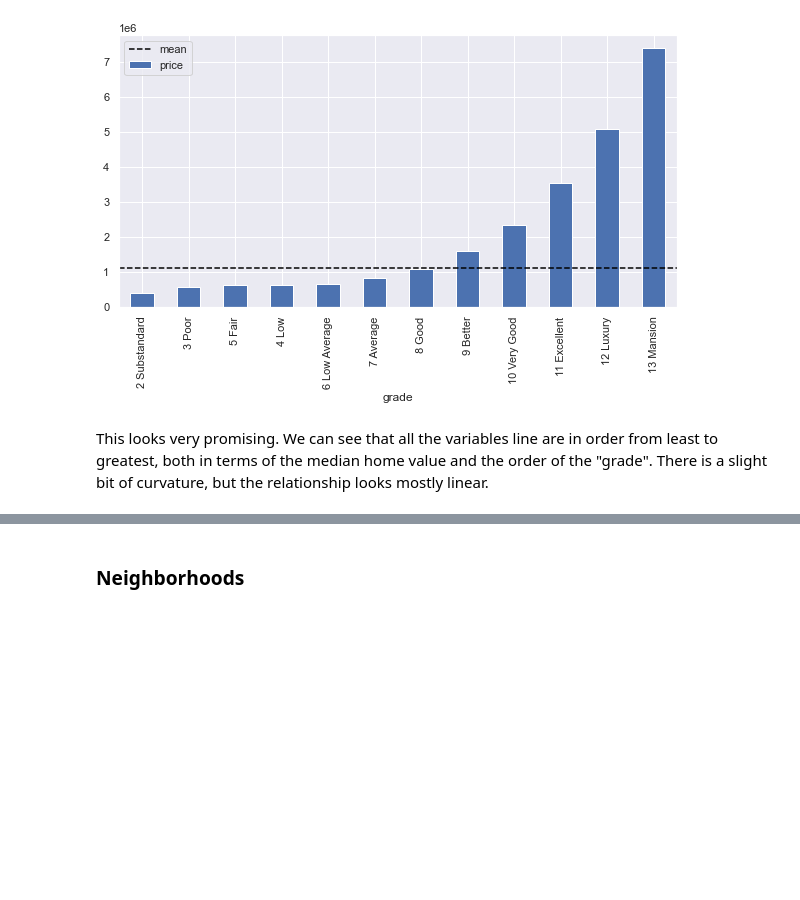
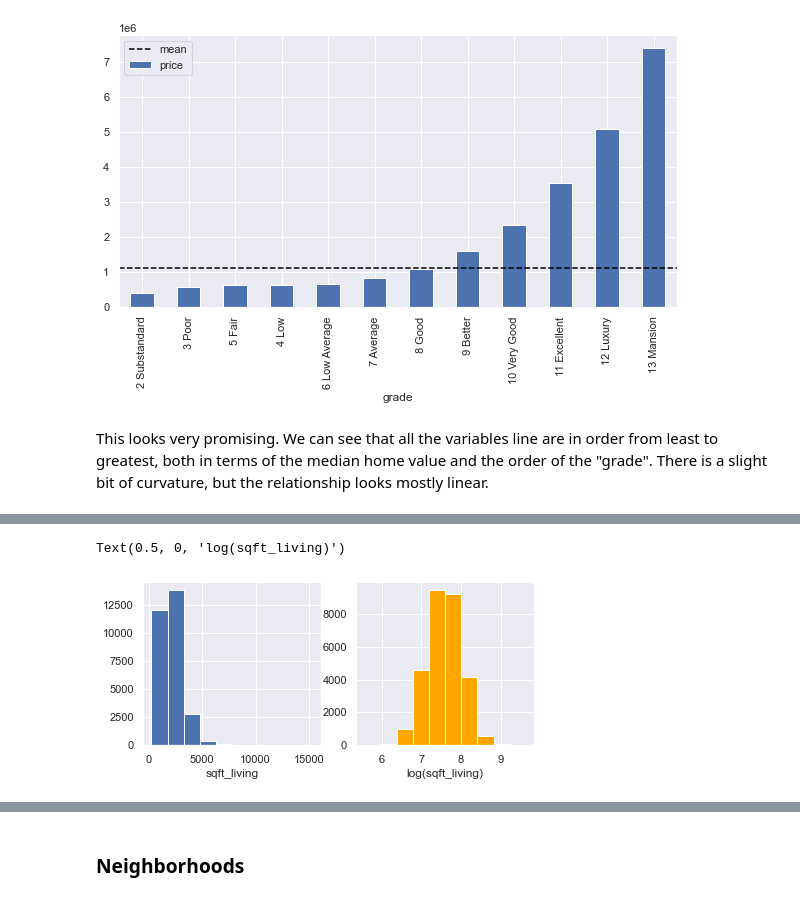
Before and after one commit to slowings/phase2-project, a Jupyter notebook: Final.ipynb, the cells around one changed output, grey strips where cells are left out. Saved outputs shown, nothing was run; the diff lists cells and outputs as text; code cells hidden in the pictures; blank space fills up the shorter version.

```diff
--- a/Final.ipynb
+++ b/Final.ipynb
@@ -338,0 +465,5 @@ This looks very promising.  We can see that all the variables line are in order
+# %%
+X_sqft_log = X_raw.copy()
+
+X_sqft_log["log(sqft_living)"] = np.log(X_sqft_log["sqft_living"])
+X_sqft_log.drop(['sqft_living'], axis=1, inplace=True)
@@ -338,0 +496,10 @@ This looks very promising.  We can see that all the variables line are in order
+# %%
+# did our log model normalize the distribution of our 'sqft_living' data?
+fig, (ax1, ax2) = plt.subplots(ncols=2, figsize=(7,3))
+ax1.hist(X_raw["sqft_living"])
+ax1.set_xlabel("sqft_living")
+ax2.hist(X_sqft_log["log(sqft_living)"], color="orange")
+ax2.set_xlabel("log(sqft_living)")
+# %% [output]
+Text(0.5, 0, 'log(sqft_living)')
+[figure, added]
```
Also changed, not shown: parts of 83 cells of this notebook.
